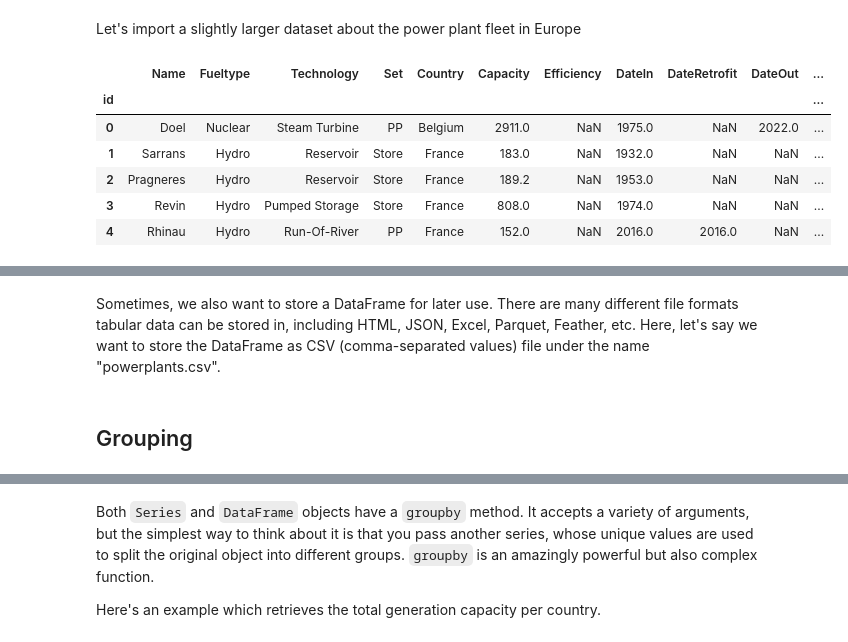
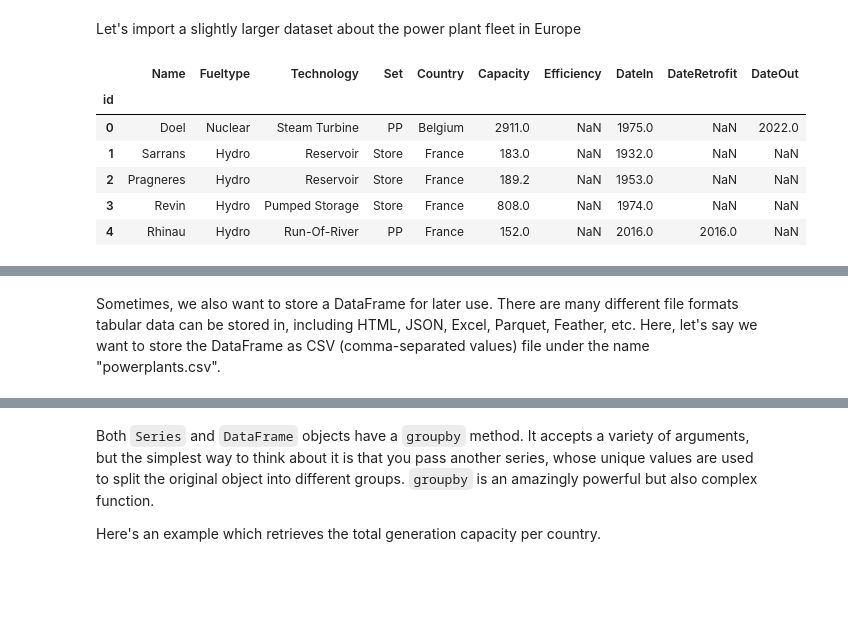
Before and after one commit to fneum/data-science-for-esm, a Jupyter notebook: data-science-for-esm/03-workshop-pandas.ipynb, the cells around one changed output, grey strips where cells are left out. Saved outputs shown, nothing was run; the diff lists cells and outputs as text; code cells hidden in the pictures; blank space fills up the shorter version.

```diff
--- a/data-science-for-esm/03-workshop-pandas.ipynb
+++ b/data-science-for-esm/03-workshop-pandas.ipynb
@@ -540,15 +562,15 @@ Let's import a slightly larger dataset about the power plant fleet in Europe
 fn = "https://raw.githubusercontent.com/PyPSA/powerplantmatching/master/powerplants.csv"
 # %%
 df = pd.read_csv(fn, index_col=0)
-df.head()
+df.iloc[:5,:10]
 # %% [output]
-|  | Name | Fueltype | Technology | Set | Country | Capacity | Efficiency | DateIn | DateRetrofit | DateOut | ... |
-| id |  |  |  |  |  |  |  |  |  |  | ... |
-| 0 | Doel | Nuclear | Steam Turbine | PP | Belgium | 2911.0 | NaN | 1975.0 | NaN | 2022.0 | ... |
-| 1 | Sarrans | Hydro | Reservoir | Store | France | 183.0 | NaN | 1932.0 | NaN | NaN | ... |
-| 2 | Pragneres | Hydro | Reservoir | Store | France | 189.2 | NaN | 1953.0 | NaN | NaN | ... |
-| 3 | Revin | Hydro | Pumped Storage | Store | France | 808.0 | NaN | 1974.0 | NaN | NaN | ... |
-| 4 | Rhinau | Hydro | Run-Of-River | PP | France | 152.0 | NaN | 2016.0 | 2016.0 | NaN | ... |
+|  | Name | Fueltype | Technology | Set | Country | Capacity | Efficiency | DateIn | DateRetrofit | DateOut |
+| id |  |  |  |  |  |  |  |  |  |  |
+| 0 | Doel | Nuclear | Steam Turbine | PP | Belgium | 2911.0 | NaN | 1975.0 | NaN | 2022.0 |
+| 1 | Sarrans | Hydro | Reservoir | Store | France | 183.0 | NaN | 1932.0 | NaN | NaN |
+| 2 | Pragneres | Hydro | Reservoir | Store | France | 189.2 | NaN | 1953.0 | NaN | NaN |
+| 3 | Revin | Hydro | Pumped Storage | Store | France | 808.0 | NaN | 1974.0 | NaN | NaN |
+| 4 | Rhinau | Hydro | Run-Of-River | PP | France | 152.0 | NaN | 2016.0 | 2016.0 | NaN |
 # %%
 df.info()
 # %% [output]
@@ -585,5 +607,3 @@ df.describe()
 Sometimes, we also want to store a DataFrame for later use. There are many different file formats tabular data can be stored in,  including HTML, JSON, Excel, Parquet, Feather, etc. Here, let's say we want to store the DataFrame as CSV (comma-separated values) file under the name "powerplants.csv".
 # %%
 df.to_csv("powerplants.csv")
-# %% [markdown]
-## Grouping
```
Also changed, not shown: parts of 66 cells of this notebook, 1 other file.
